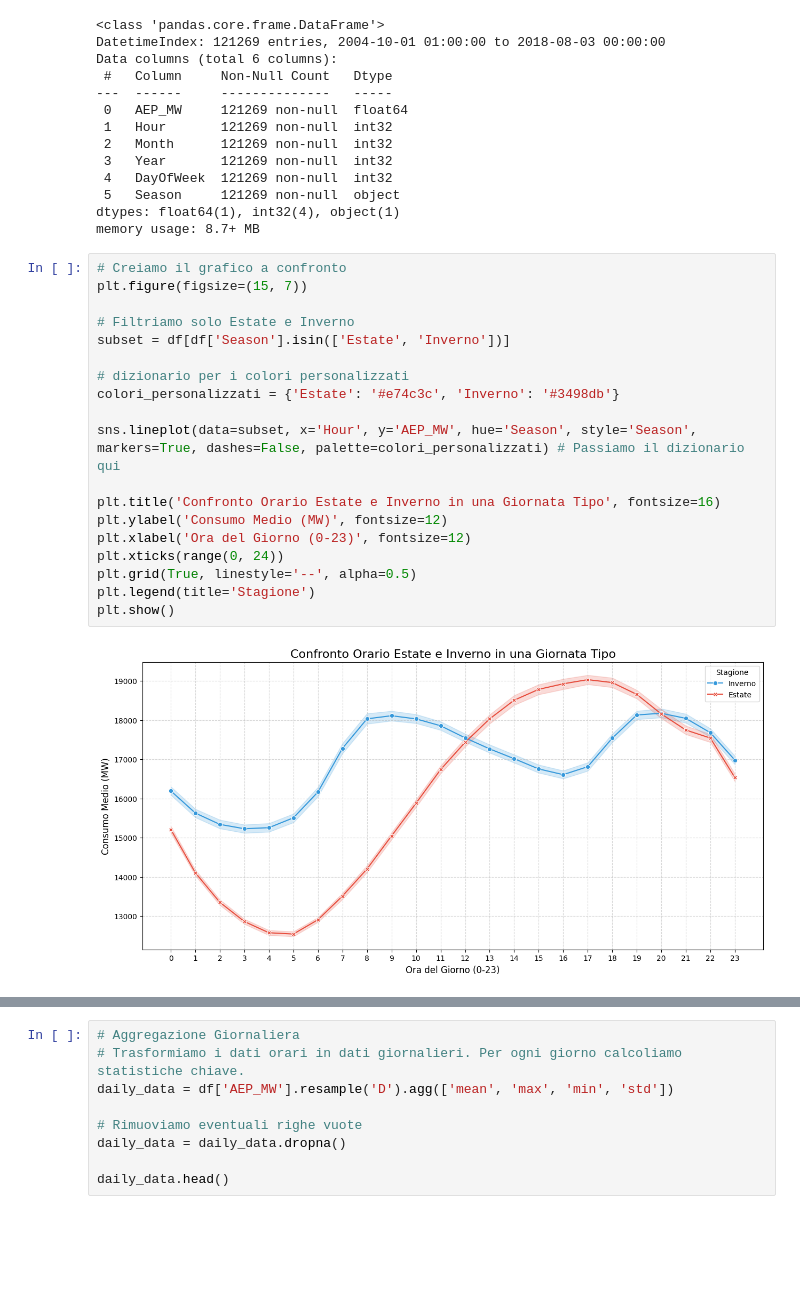
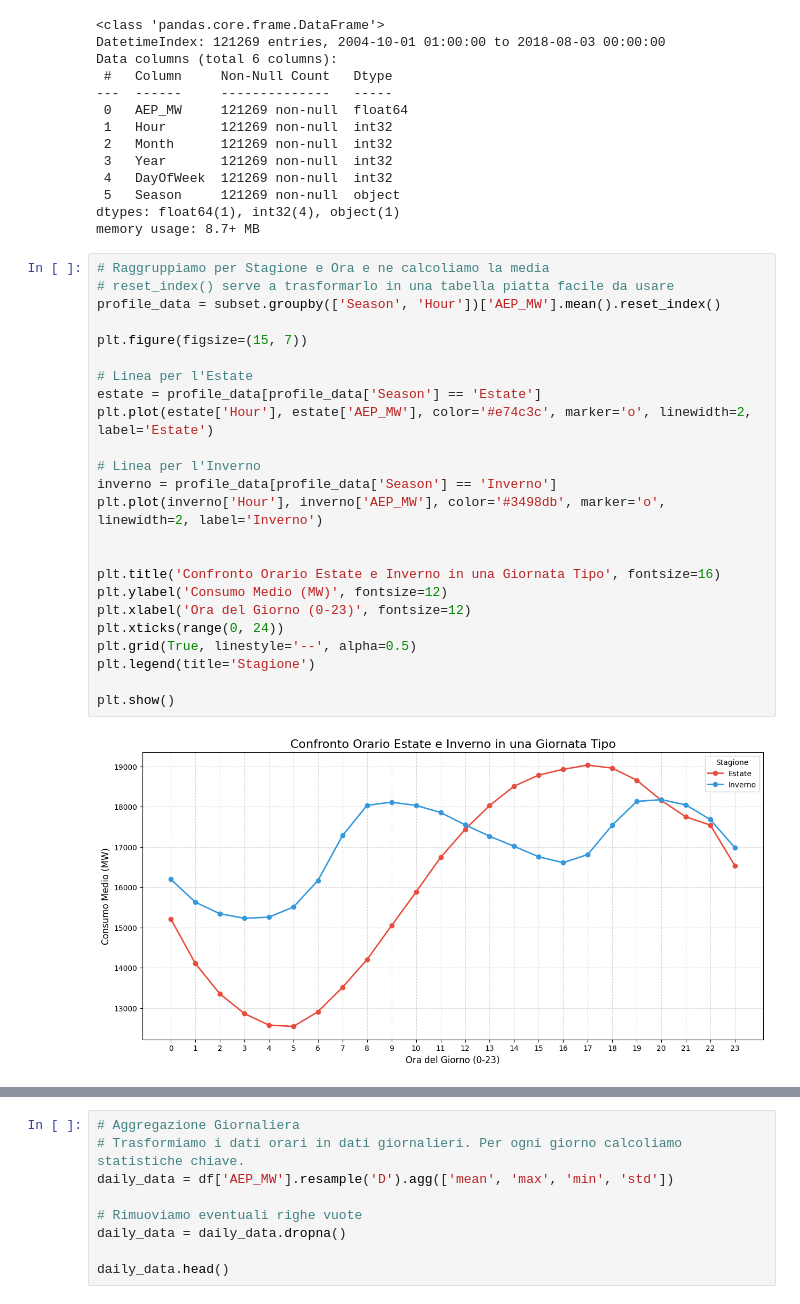
Before and after one commit to reimici/EnergyConsumptionAnalysis, a Jupyter notebook: notebook.ipynb, the cells around one changed output, grey strips where cells are left out. Saved outputs shown, nothing was run; the diff lists cells and outputs as text; blank space fills up the shorter version.

```diff
--- a/notebook.ipynb
+++ b/notebook.ipynb
@@ -372,26 +490,31 @@ Data columns (total 6 columns):
 dtypes: float64(1), int32(4), object(1)
 memory usage: 8.7+ MB
 # %%
-# Creiamo il grafico a confronto
+# Raggruppiamo per Stagione e Ora e ne calcoliamo la media
+# reset_index() serve a trasformarlo in una tabella piatta facile da usare
+profile_data = subset.groupby(['Season', 'Hour'])['AEP_MW'].mean().reset_index()
+
 plt.figure(figsize=(15, 7))
 
-# Filtriamo solo Estate e Inverno
-subset = df[df['Season'].isin(['Estate', 'Inverno'])]
+# Linea per l'Estate
+estate = profile_data[profile_data['Season'] == 'Estate']
+plt.plot(estate['Hour'], estate['AEP_MW'], color='#e74c3c', marker='o', linewidth=2, label='Estate')
 
-# dizionario per i colori personalizzati
-colori_personalizzati = {'Estate': '#e74c3c', 'Inverno': '#3498db'}
+# Linea per l'Inverno
+inverno = profile_data[profile_data['Season'] == 'Inverno']
+plt.plot(inverno['Hour'], inverno['AEP_MW'], color='#3498db', marker='o', linewidth=2, label='Inverno')
 
-sns.lineplot(data=subset, x='Hour', y='AEP_MW', hue='Season', style='Season', markers=True, dashes=False, palette=colori_personalizzati) # Passiamo il dizionario qui
 
 plt.title('Confronto Orario Estate e Inverno in una Giornata Tipo', fontsize=16)
 plt.ylabel('Consumo Medio (MW)', fontsize=12)
 plt.xlabel('Ora del Giorno (0-23)', fontsize=12)
 plt.xticks(range(0, 24))
 plt.grid(True, linestyle='--', alpha=0.5)
 plt.legend(title='Stagione')
+
 plt.show()
 # %% [output]
-[figure, old version]
+[figure, new version]
 # %% [markdown]
 **Analisi del Profilo Orario:**
 Il grafico evidenzia due comportamenti opposti che richiedono strategie di gestione diverse:
```
Also changed, not shown: parts of 27 cells of this notebook, 1 other file.
